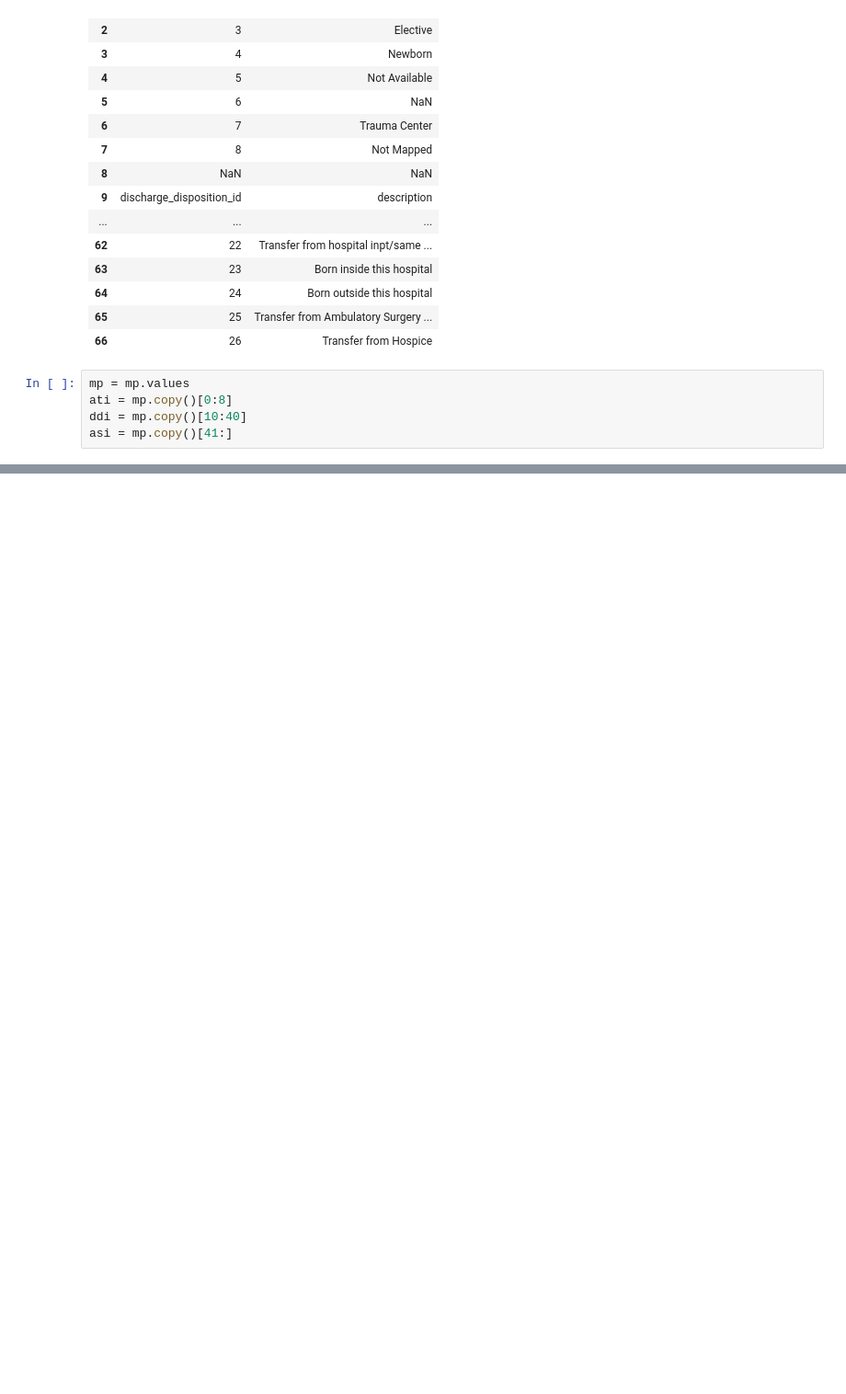
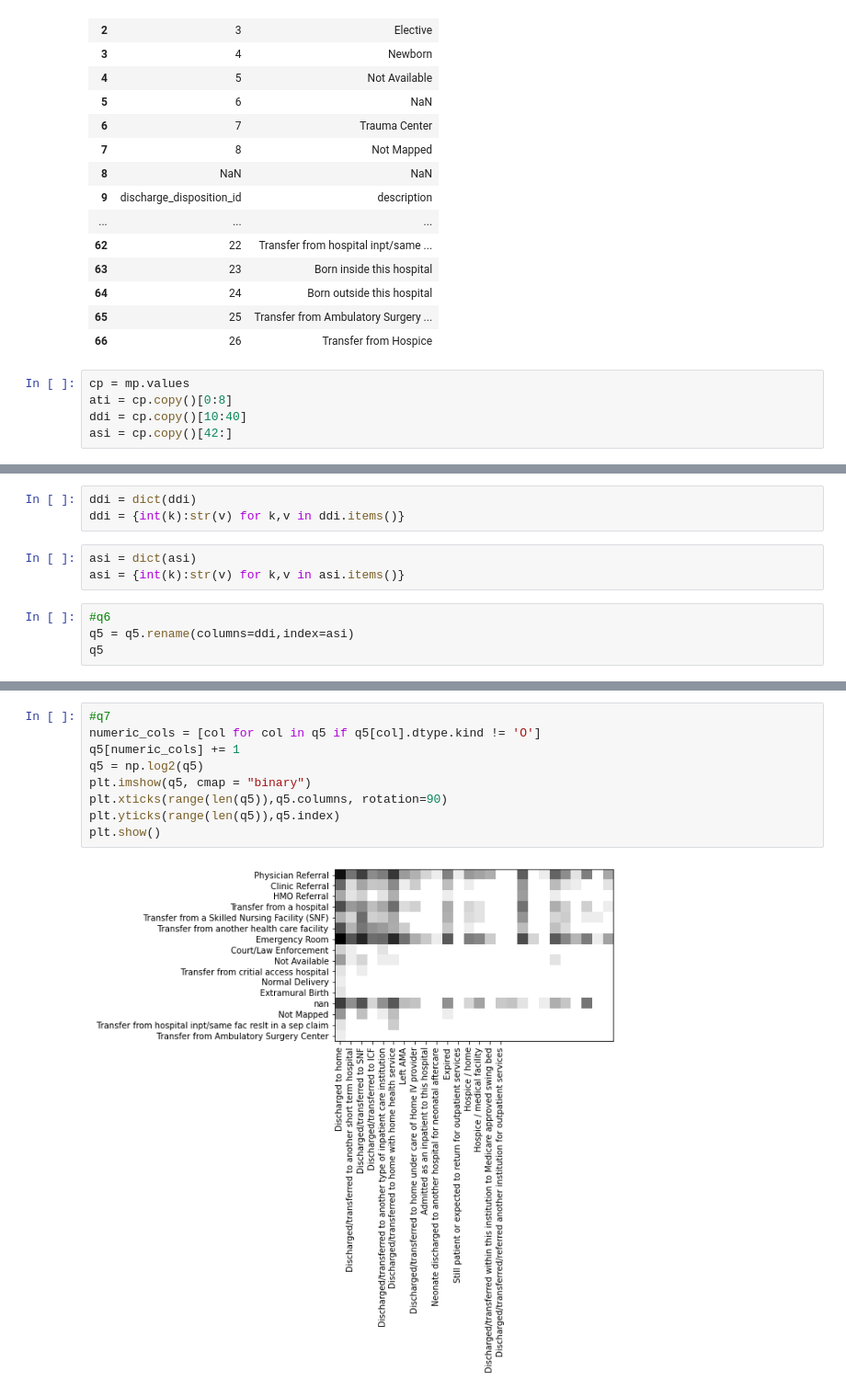
Before and after one commit to noahansen/Hospital-Readmission, a Jupyter notebook: main.ipynb, the cells around one changed output, grey strips where cells are left out. Shown at 92% size. Cells and saved outputs as stored; diff of their text form; blank space fills up the shorter version.

```diff
--- a/main.ipynb
+++ b/main.ipynb
@@ -150,7 +153,7 @@ mp
 | 65 | 25 | Transfer from Ambulatory Surgery ... |
 | 66 | 26 | Transfer from Hospice |
 # %%
-mp = mp.values
-ati = mp.copy()[0:8]
-ddi = mp.copy()[10:40]
-asi = mp.copy()[41:]
+cp = mp.values
+ati = cp.copy()[0:8]
+ddi = cp.copy()[10:40]
+asi = cp.copy()[42:]
@@ -207,0 +163,10 @@ array([['admission_source_id', 'description'],
+# %%
+ddi = dict(ddi)
+ddi = {int(k):str(v) for k,v in ddi.items()}
+# %%
+asi = dict(asi)
+asi = {int(k):str(v) for k,v in asi.items()}
+# %%
+#q6
+q5 = q5.rename(columns=ddi,index=asi)
+q5
@@ -207,0 +192,11 @@ array([['admission_source_id', 'description'],
+# %%
+#q7
+numeric_cols = [col for col in q5 if q5[col].dtype.kind != 'O']
+q5[numeric_cols] += 1
+q5 = np.log2(q5)
+plt.imshow(q5, cmap = "binary")
+plt.xticks(range(len(q5)),q5.columns, rotation=90)
+plt.yticks(range(len(q5)),q5.index)
+plt.show()
+# %% [output]
+[figure, added]
```
Also changed, not shown: parts of 7 cells of this notebook.
